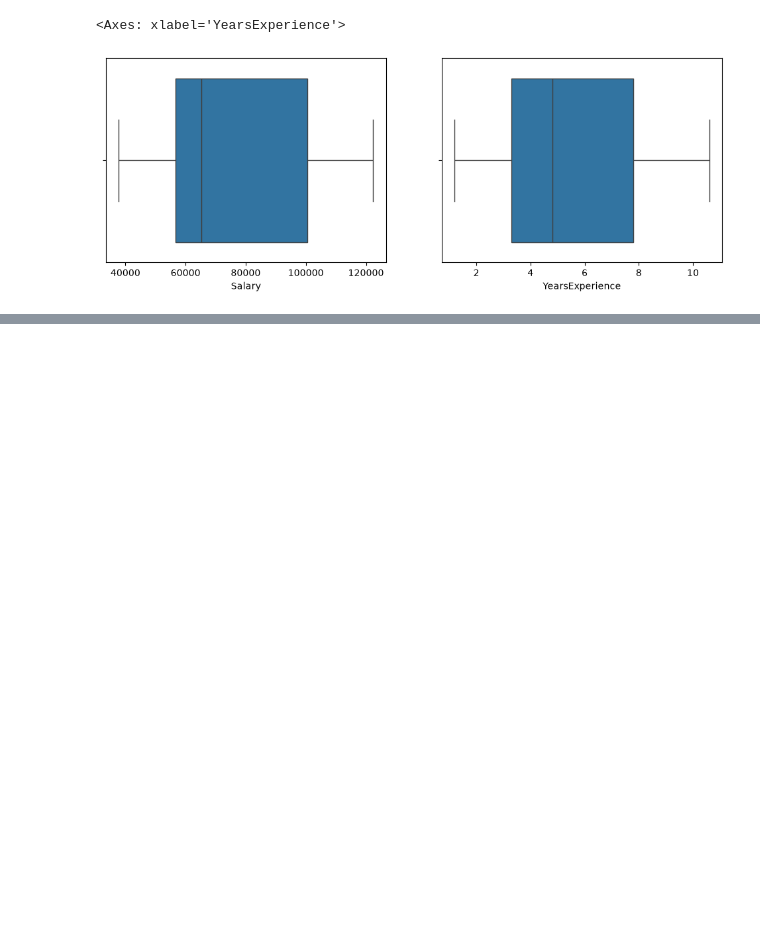
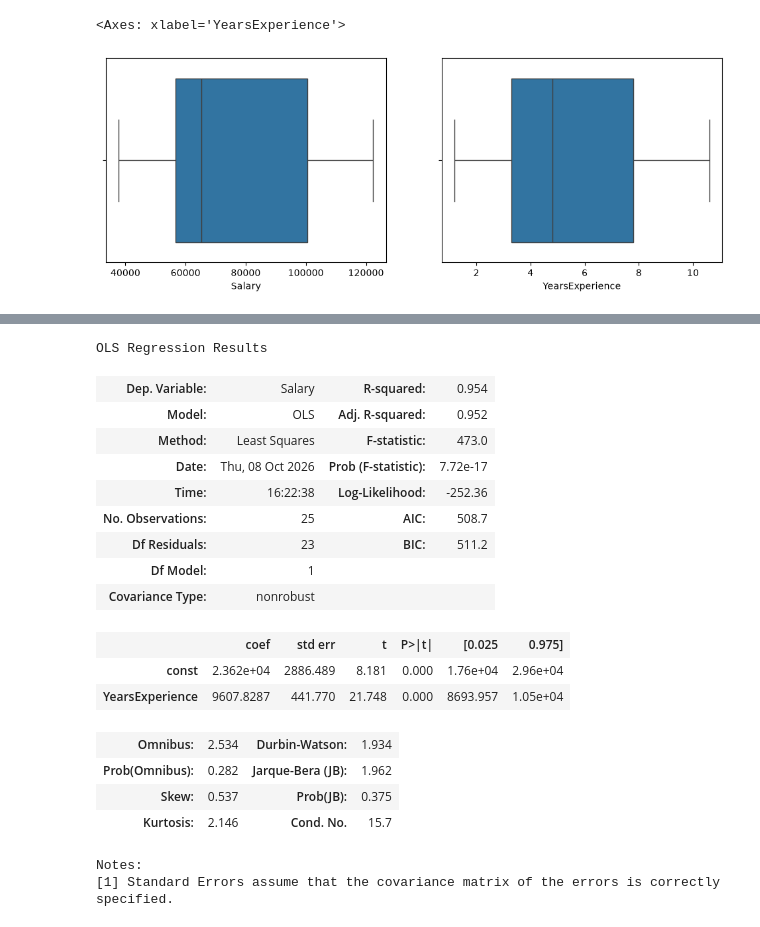
Before and after one commit to Ri-Dearg/aiml-labs, a Jupyter notebook: lab3a.ipynb, the cells around one changed output, grey strips where cells are left out. Cells and saved outputs as stored; diff of their text form; code cells hidden in the pictures; blank space fills up the shorter version.

```diff
--- a/lab3a.ipynb
+++ b/lab3a.ipynb
@@ -132,0 +170,24 @@ sns.scatterplot(data=df_updated, y='Salary', x='YearsExperience')
+# %%
+X_train_sm = sm.add_constant(x_train)
+ols = sm.OLS(y_train, X_train_sm).fit()
+ols.summary()
+# %% [output]
+OLS Regression Results
+| Dep. Variable: | Salary | R-squared: | 0.954 |
+| Model: | OLS | Adj. R-squared: | 0.952 |
+| Method: | Least Squares | F-statistic: | 473.0 |
+| Date: | Thu, 08 Oct 2026 | Prob (F-statistic): | 7.72e-17 |
+| Time: | 16:22:38 | Log-Likelihood: | -252.36 |
+| No. Observations: | 25 | AIC: | 508.7 |
+| Df Residuals: | 23 | BIC: | 511.2 |
+| Df Model: | 1 |  |  |
+| Covariance Type: | nonrobust |  |  |
+|  | coef | std err | t | P>|t| | [0.025 | 0.975] |
+| const | 2.362e+04 | 2886.489 | 8.181 | 0.000 | 1.76e+04 | 2.96e+04 |
+| YearsExperience | 9607.8287 | 441.770 | 21.748 | 0.000 | 8693.957 | 1.05e+04 |
+| Omnibus: | 2.534 | Durbin-Watson: | 1.934 |
+| Prob(Omnibus): | 0.282 | Jarque-Bera (JB): | 1.962 |
+| Skew: | 0.537 | Prob(JB): | 0.375 |
+| Kurtosis: | 2.146 | Cond. No. | 15.7 |
+Notes:
+[1] Standard Errors assume that the covariance matrix of the errors is correctly specified.
```
Also changed, not shown: parts of 10 cells of this notebook.
